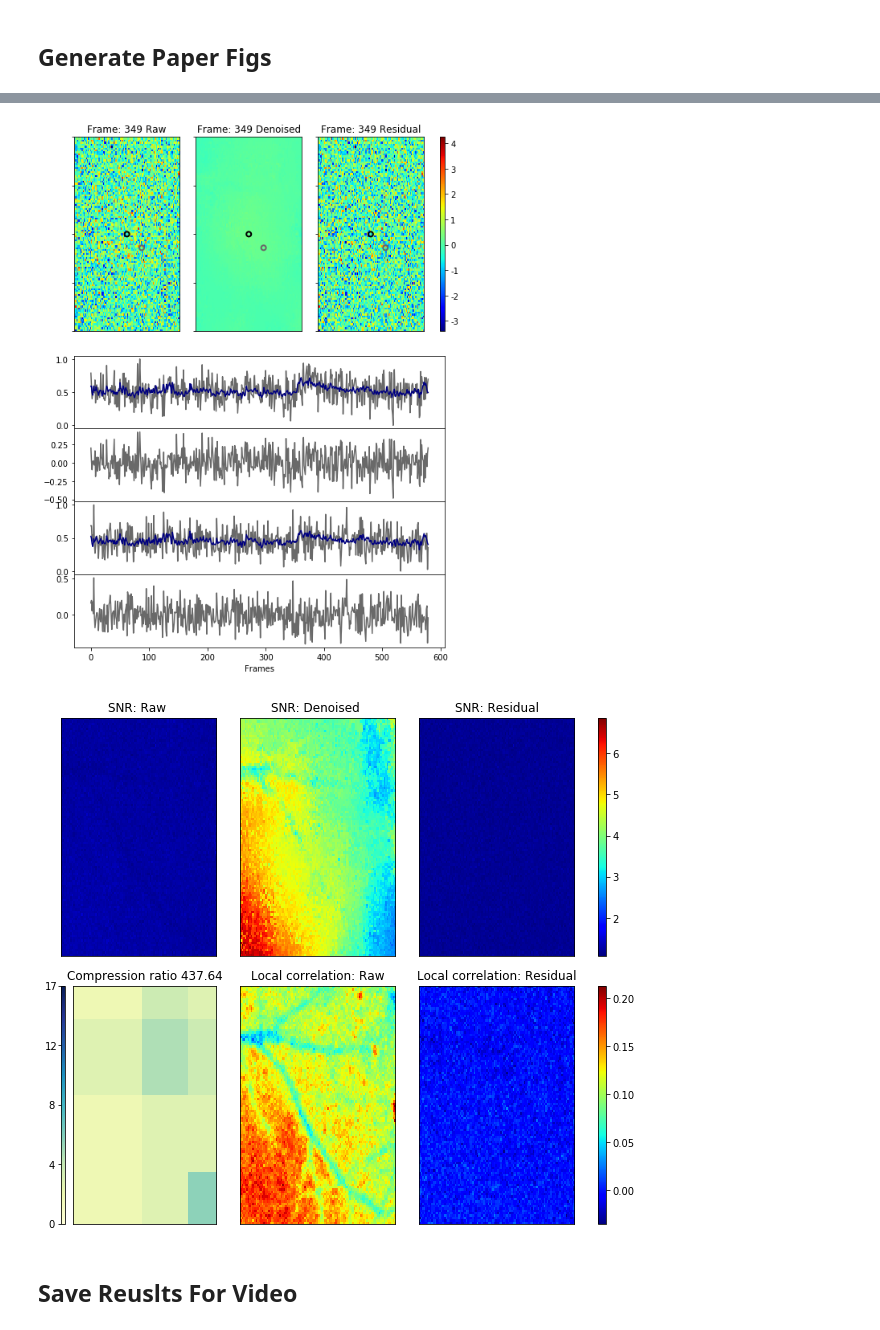
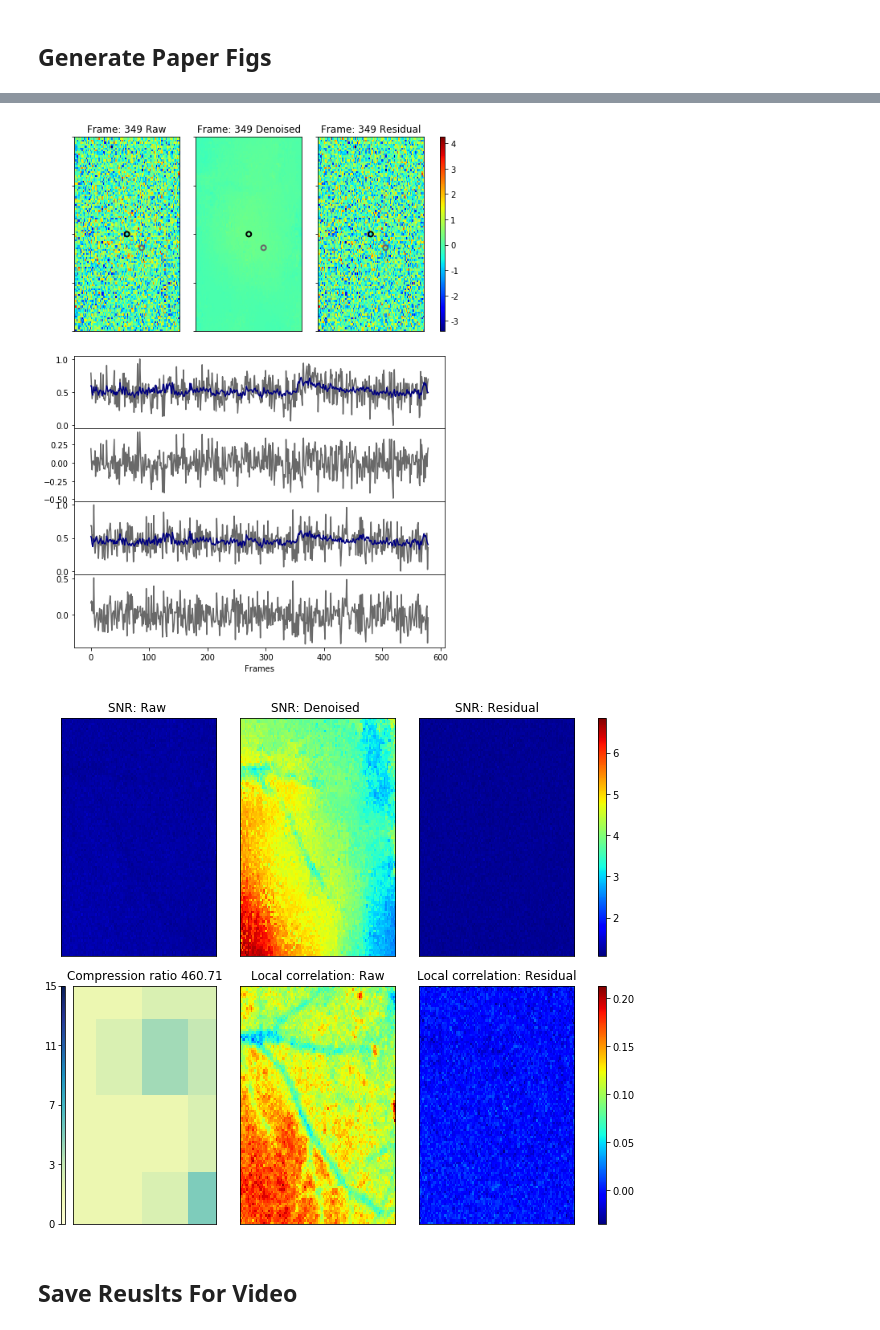
Before and after one commit to ekellbuch/cocaim, a Jupyter notebook: PMD_Eval_Script/Run_PMD.ipynb, the cells around one changed output, grey strips where cells are left out. Drawn from its saved outputs; the diff is of its cells as text; code cells hidden in the pictures.

```diff
--- a/PMD_Eval_Script/Run_PMD.ipynb
+++ b/PMD_Eval_Script/Run_PMD.ipynb
@@ -156,8 +156,8 @@ L3      15  MB          (0,1,2,3,4,5,6,7,8,9,10,11)
 # Set Parameters
 # %%
 max_components = 50
-max_iters_main = 40
-max_iters_init = 10
+max_iters_main = 10
+max_iters_init = 40
 consec_failures = 3
 d_sub=2
 t_sub=2
@@ -515,7 +516,7 @@ mpdf_plot.pdf_write(mov,
                     nblocks=[int(fov_height/block_height),
                              int(fov_width/block_width)],
                     zoom_box=50,
-                    pdf_name='Widefield_PMD.pdf')
+                    pdf_name='Widefield_PMD_64_64.pdf')
 plt.show()
 # %% [output]
 Frame:  range [-3.4e+00 4.2e+00]
@@ -529,5 +530,5 @@ Local correlation:  range [-3.5e-02 3.0e-02]
 [figure]
-[figure, old version]
+[figure, new version]
 # %% [markdown]
 ## Save Reuslts For Video
 # %%
```
Also changed, not shown: parts of 36 cells of this notebook, 1 other file.
